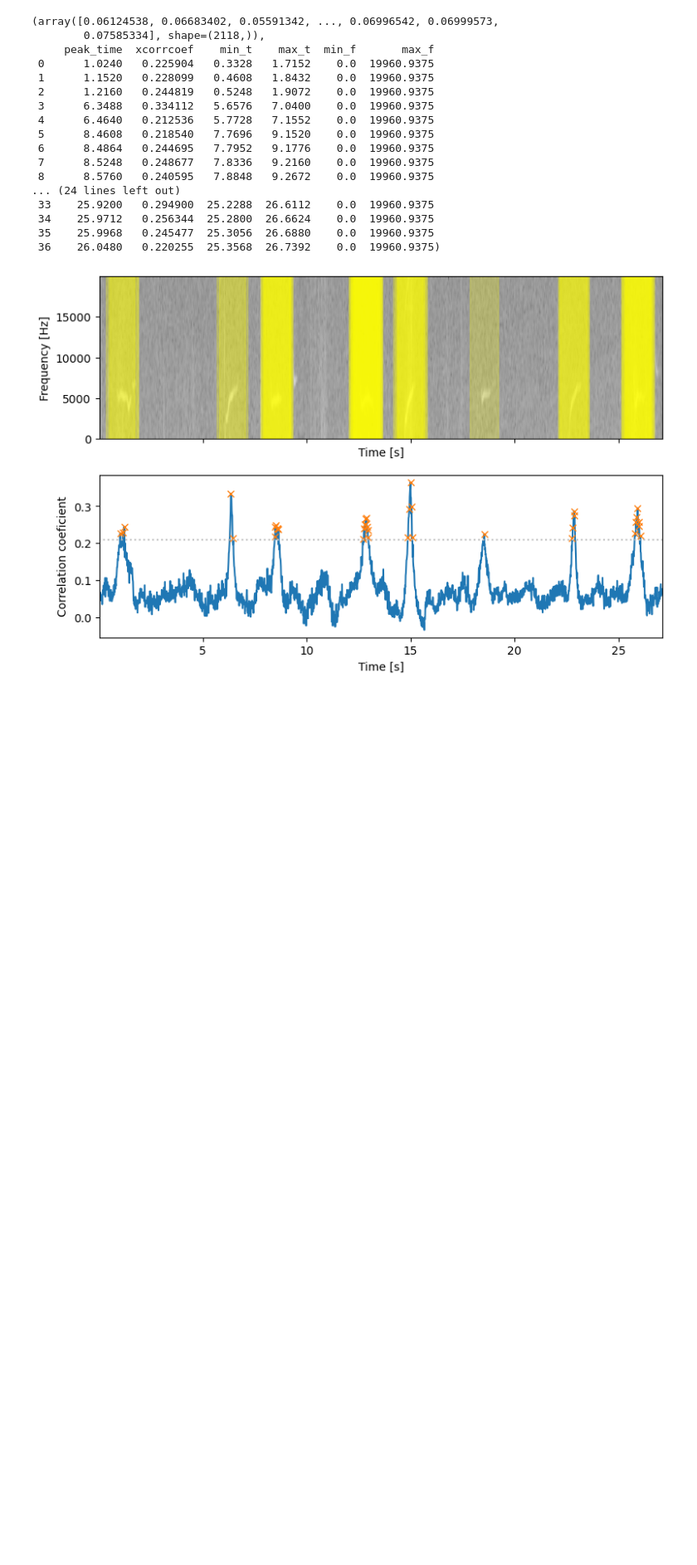
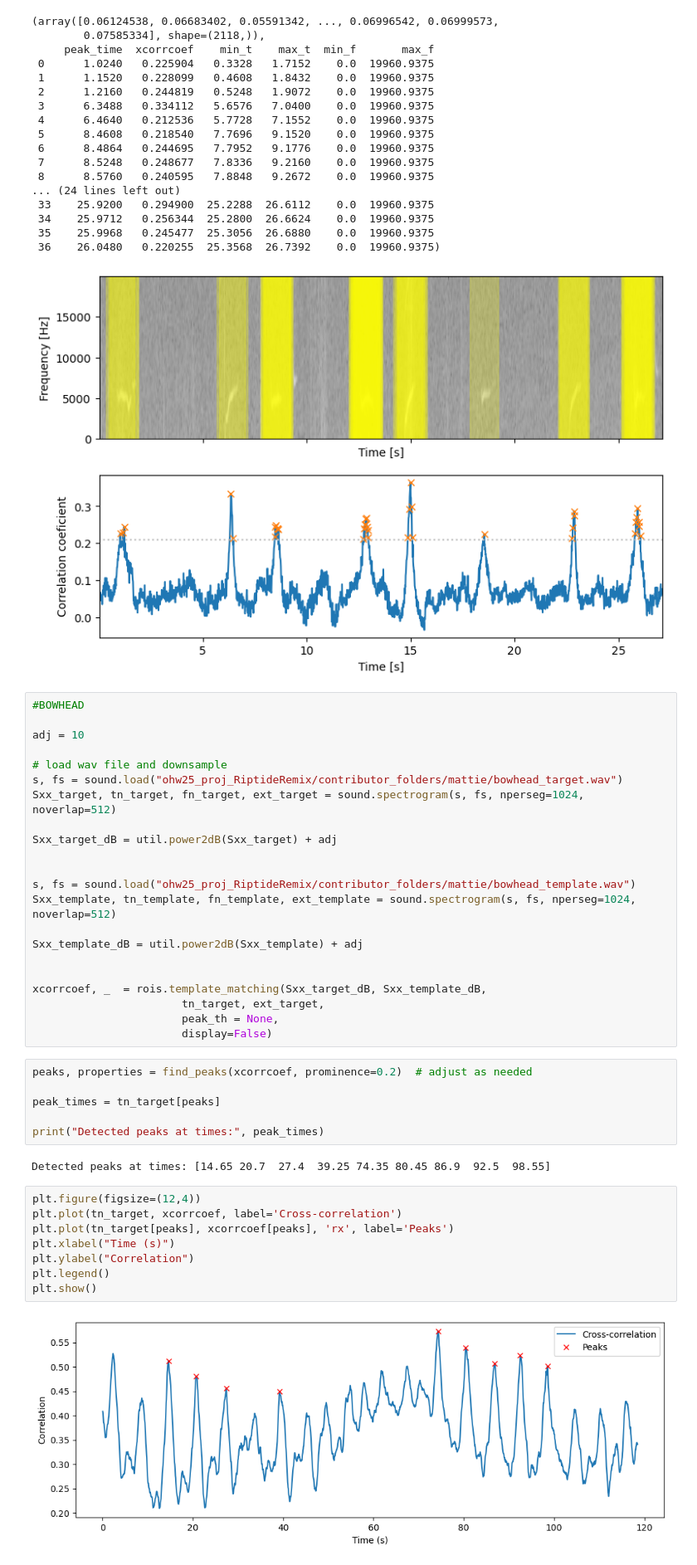
Before and after one commit to oceanhackweek/RiptideRemix, a Jupyter notebook: contributor_folders/mattie/initial_clip_selection.ipynb, the cells around one changed output. Shown at 83% size. Drawn from its saved outputs; the diff is of its cells as text; blank space fills up the shorter version.

Commit message:
Bowhead example

```diff
--- a/contributor_folders/mattie/initial_clip_selection.ipynb
+++ b/contributor_folders/mattie/initial_clip_selection.ipynb
@@ -84,3 +85,43 @@ rois.template_matching(
  35    25.9968   0.245477  25.3056  26.6880    0.0  19960.9375
  36    26.0480   0.220255  25.3568  26.7392    0.0  19960.9375)
 [figure]
+# %%
+#BOWHEAD
+
+adj = 10
+
+# load wav file and downsample
+s, fs = sound.load("ohw25_proj_RiptideRemix/contributor_folders/mattie/bowhead_target.wav")
+Sxx_target, tn_target, fn_target, ext_target = sound.spectrogram(s, fs, nperseg=1024, noverlap=512)
+
+Sxx_target_dB = util.power2dB(Sxx_target) + adj
+
+
+s, fs = sound.load("ohw25_proj_RiptideRemix/contributor_folders/mattie/bowhead_template.wav")
+Sxx_template, tn_template, fn_template, ext_template = sound.spectrogram(s, fs, nperseg=1024, noverlap=512)
+
+Sxx_template_dB = util.power2dB(Sxx_template) + adj
+
+
+xcorrcoef, _  = rois.template_matching(Sxx_target_dB, Sxx_template_dB,
+                       tn_target, ext_target,
+                       peak_th = None,
+                       display=False)
+# %%
+peaks, properties = find_peaks(xcorrcoef, prominence=0.2)  # adjust as needed
+
+peak_times = tn_target[peaks]
+
+print("Detected peaks at times:", peak_times)
+# %% [output]
+Detected peaks at times: [14.65 20.7  27.4  39.25 74.35 80.45 86.9  92.5  98.55]
+# %%
+plt.figure(figsize=(12,4))
+plt.plot(tn_target, xcorrcoef, label='Cross-correlation')
+plt.plot(tn_target[peaks], xcorrcoef[peaks], 'rx', label='Peaks')
+plt.xlabel("Time (s)")
+plt.ylabel("Correlation")
+plt.legend()
+plt.show()
+# %% [output]
+[figure, added]
```
Also changed, not shown: parts of 5 cells of this notebook, 12 other files.
